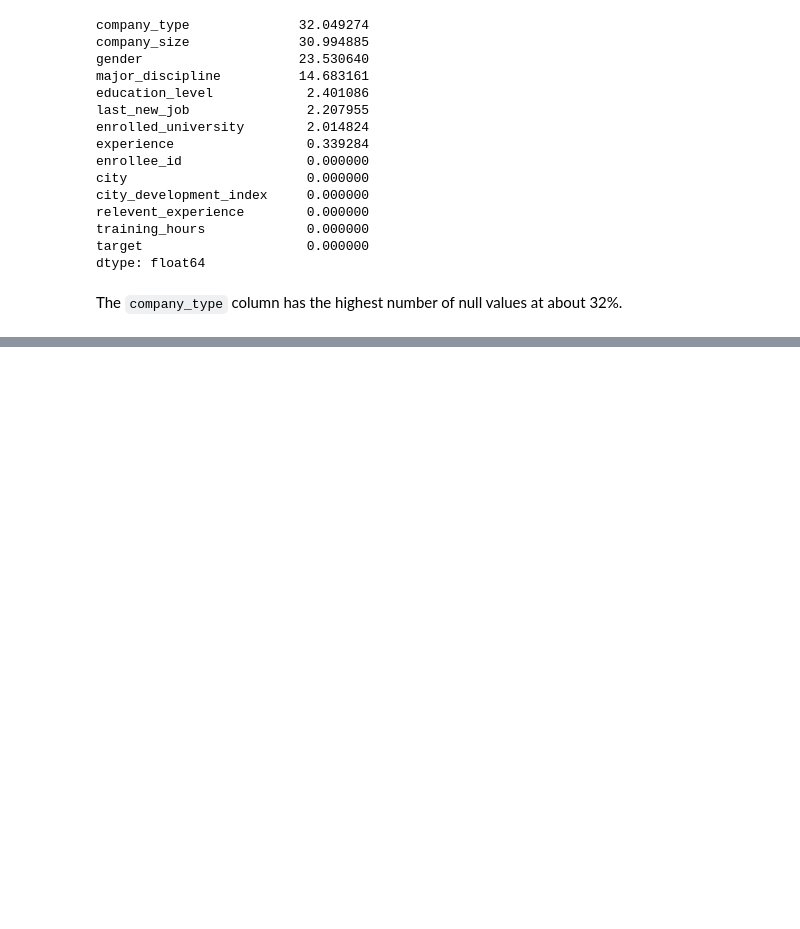
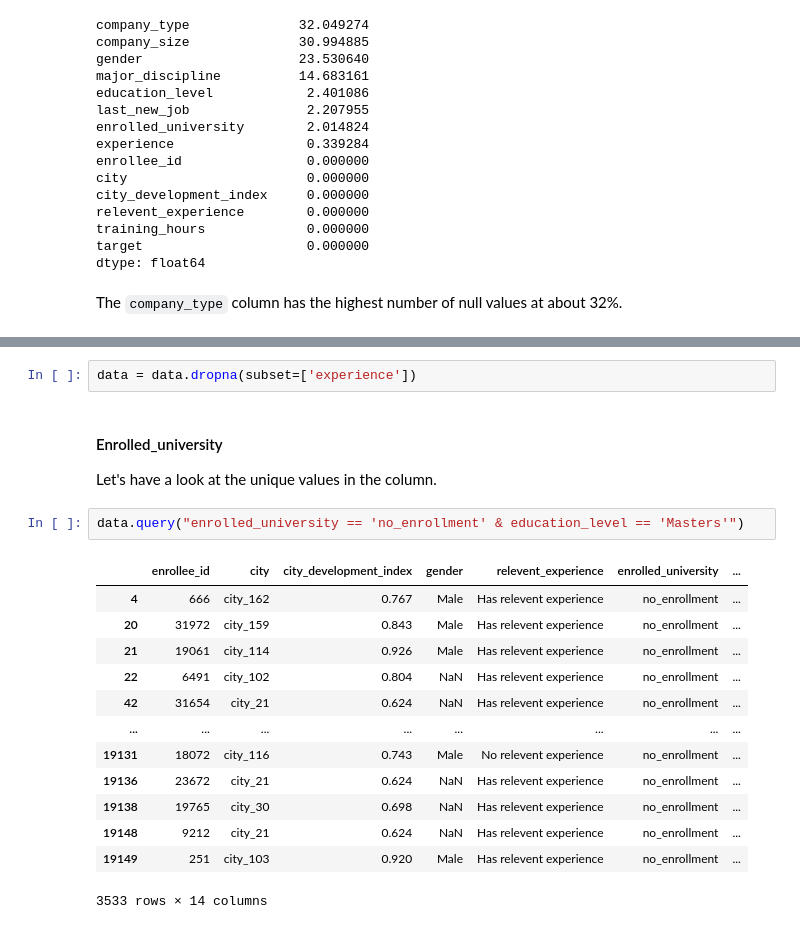
Before and after one commit to AKCaleb/HR-Analytics-Job-Change-of-Data-Scientists, a Jupyter notebook: Data_Analysis_and_visualization.ipynb, the cells around one changed output, grey strips where cells are left out. Drawn from its saved outputs; the diff is of its cells as text; blank space fills up the shorter version.

```diff
--- a/Data_Analysis_and_visualization.ipynb
+++ b/Data_Analysis_and_visualization.ipynb
@@ -124,0 +175,21 @@ The `company_type` column has the highest number of null values at about 32%.
+# %%
+data = data.dropna(subset=['experience'])
+# %% [markdown]
+#### Enrolled_university
+Let's have a look at the unique values in the column.
+# %%
+data.query("enrolled_university == 'no_enrollment' & education_level == 'Masters'")
+# %% [output]
+|  | enrollee_id | city | city_development_index | gender | relevent_experience | enrolled_university | ... |
+| 4 | 666 | city_162 | 0.767 | Male | Has relevent experience | no_enrollment | ... |
+| 20 | 31972 | city_159 | 0.843 | Male | Has relevent experience | no_enrollment | ... |
+| 21 | 19061 | city_114 | 0.926 | Male | Has relevent experience | no_enrollment | ... |
+| 22 | 6491 | city_102 | 0.804 | NaN | Has relevent experience | no_enrollment | ... |
+| 42 | 31654 | city_21 | 0.624 | NaN | Has relevent experience | no_enrollment | ... |
+| ... | ... | ... | ... | ... | ... | ... | ... |
+| 19131 | 18072 | city_116 | 0.743 | Male | No relevent experience | no_enrollment | ... |
+| 19136 | 23672 | city_21 | 0.624 | NaN | Has relevent experience | no_enrollment | ... |
+| 19138 | 19765 | city_30 | 0.698 | NaN | Has relevent experience | no_enrollment | ... |
+| 19148 | 9212 | city_21 | 0.624 | NaN | Has relevent experience | no_enrollment | ... |
+| 19149 | 251 | city_103 | 0.920 | Male | Has relevent experience | no_enrollment | ... |
+3533 rows × 14 columns
```
Also changed, not shown: parts of 47 cells of this notebook.
